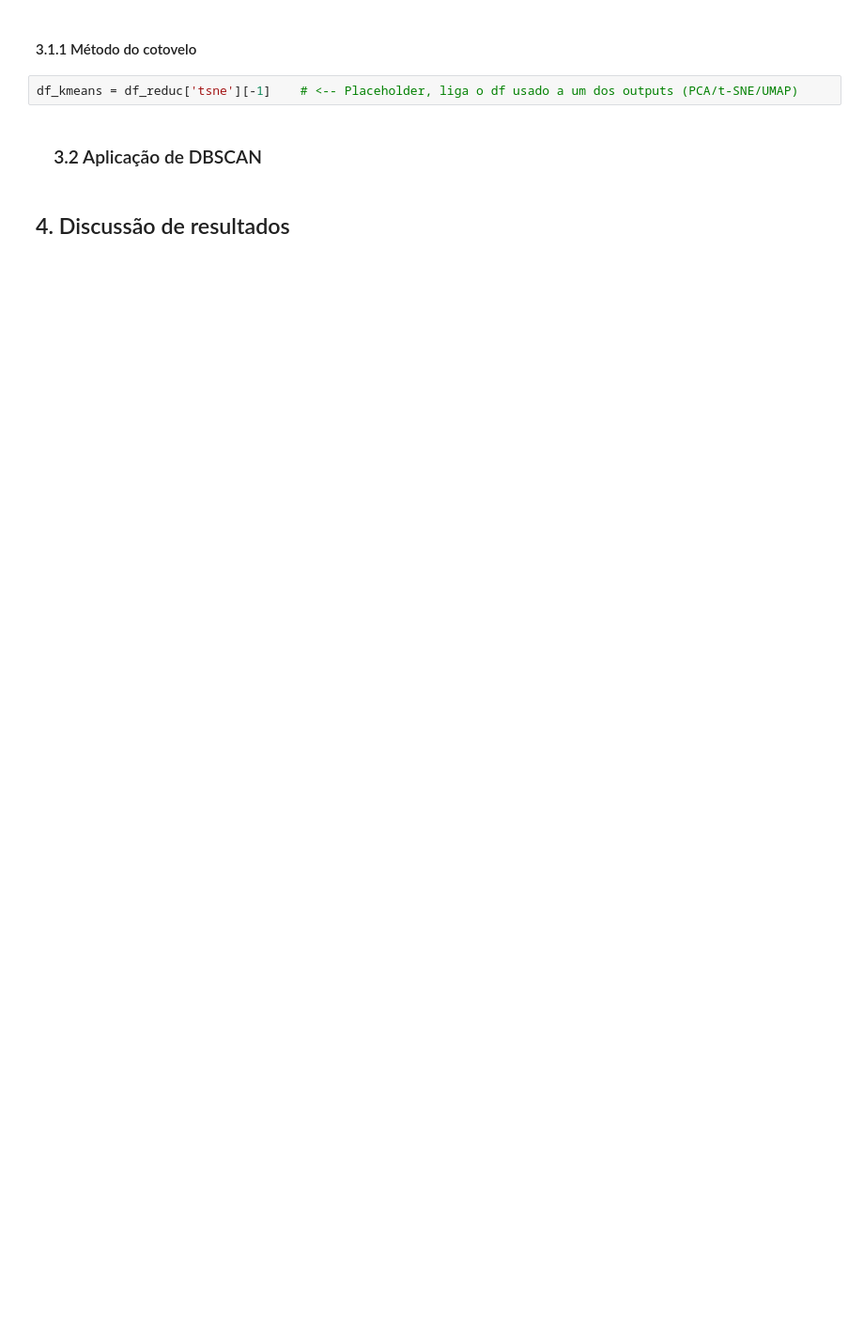
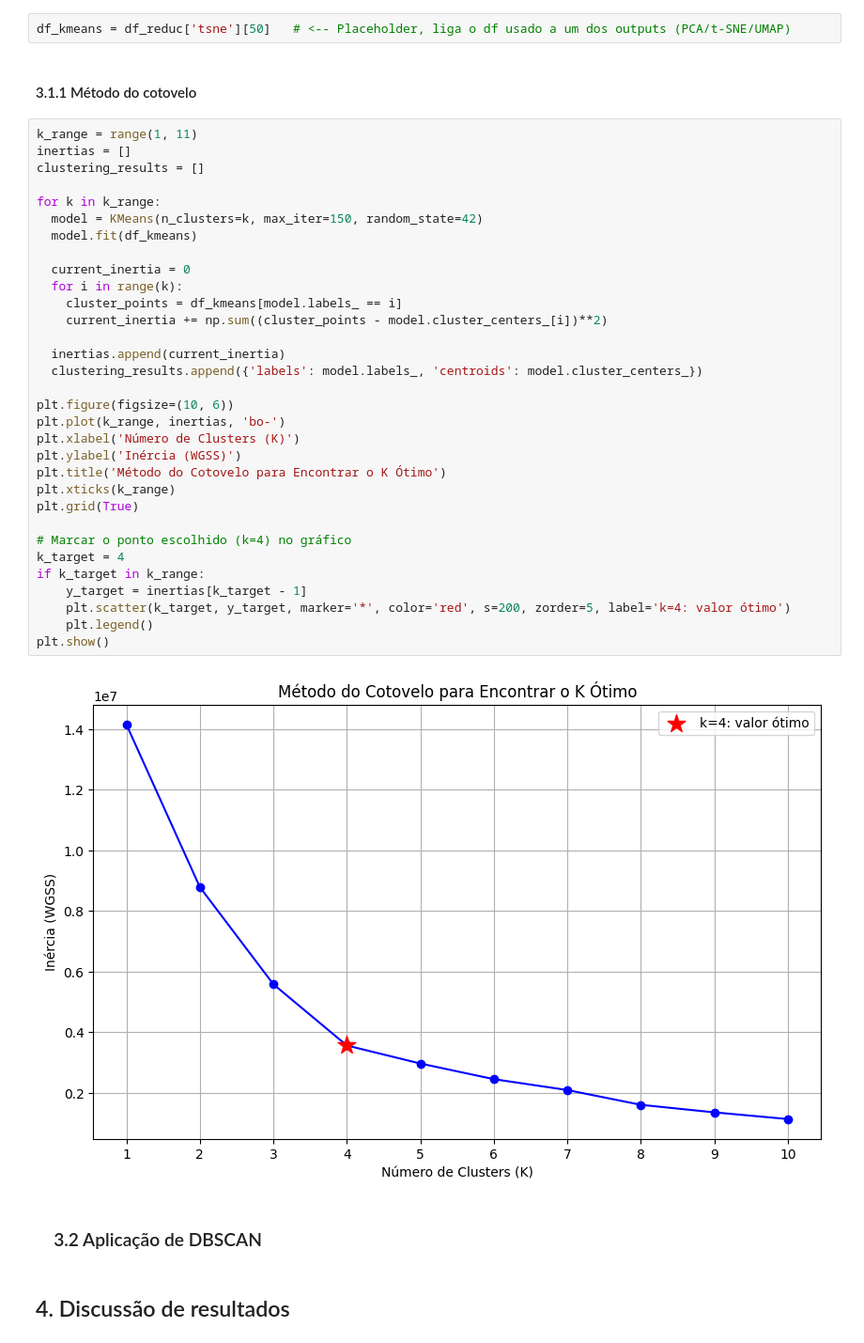
Before and after one commit to DouglaxN/project-unsupervised, a Jupyter notebook: Final/main.ipynb, the cells around one changed output. Shown at 94% size. Cells and saved outputs as stored; diff of their text form; blank space fills up the shorter version.

```diff
--- a/Final/main.ipynb
+++ b/Final/main.ipynb
@@ -292,10 +245,44 @@ plt.show()
 ## 3. Clusterização
 # %% [markdown]
 ### &emsp;  3.1 Aplicação de K-Means
+# %%
+df_kmeans = df_reduc['tsne'][50]   # <-- Placeholder, liga o df usado a um dos outputs (PCA/t-SNE/UMAP)
 # %% [markdown]
 #### 3.1.1 Método do cotovelo
-# %%
-df_kmeans = df_reduc['tsne'][-1]    # <-- Placeholder, liga o df usado a um dos outputs (PCA/t-SNE/UMAP)
+# %%
+k_range = range(1, 11)
+inertias = []
+clustering_results = []
+
+for k in k_range:
+  model = KMeans(n_clusters=k, max_iter=150, random_state=42)
+  model.fit(df_kmeans)
+
+  current_inertia = 0
+  for i in range(k):
+    cluster_points = df_kmeans[model.labels_ == i]
+    current_inertia += np.sum((cluster_points - model.cluster_centers_[i])**2)
+
+  inertias.append(current_inertia)
+  clustering_results.append({'labels': model.labels_, 'centroids': model.cluster_centers_})
+
+plt.figure(figsize=(10, 6))
+plt.plot(k_range, inertias, 'bo-')
+plt.xlabel('Número de Clusters (K)')
+plt.ylabel('Inércia (WGSS)')
+plt.title('Método do Cotovelo para Encontrar o K Ótimo')
+plt.xticks(k_range)
+plt.grid(True)
+
+# Marcar o ponto escolhido (k=4) no gráfico
+k_target = 4
+if k_target in k_range:
+    y_target = inertias[k_target - 1]
+    plt.scatter(k_target, y_target, marker='*', color='red', s=200, zorder=5, label='k=4: valor ótimo')
+    plt.legend()
+plt.show()
+# %% [output]
+[figure, added]
 # %% [markdown]
 ### &emsp;  3.2 Aplicação de DBSCAN
 # %% [markdown]
```
Also changed, not shown: parts of 6 cells of this notebook, 1 other file.
